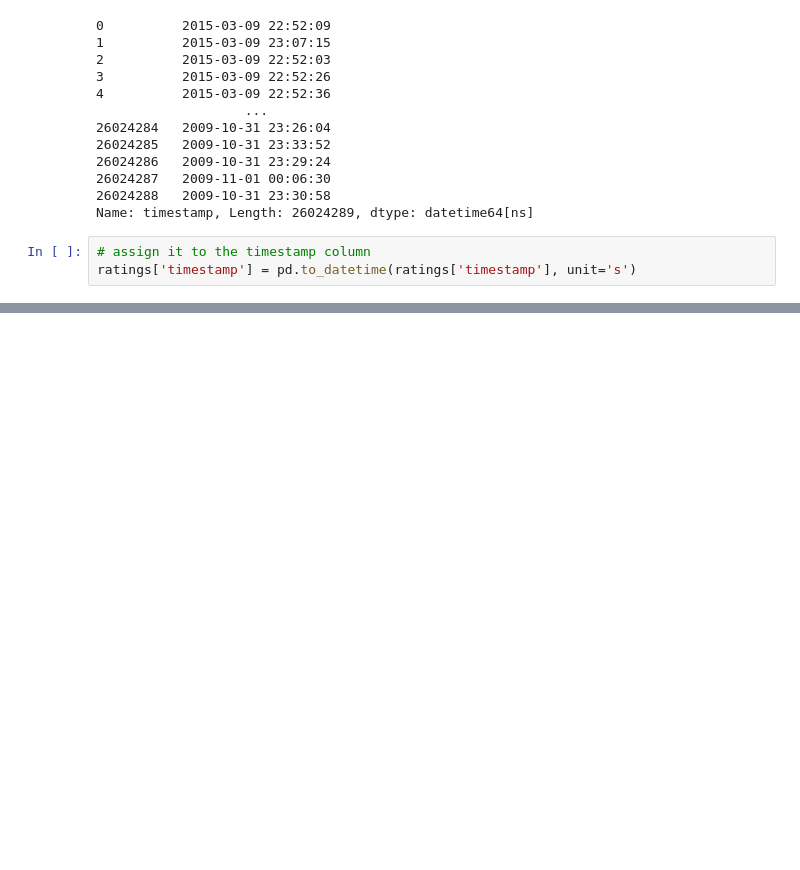
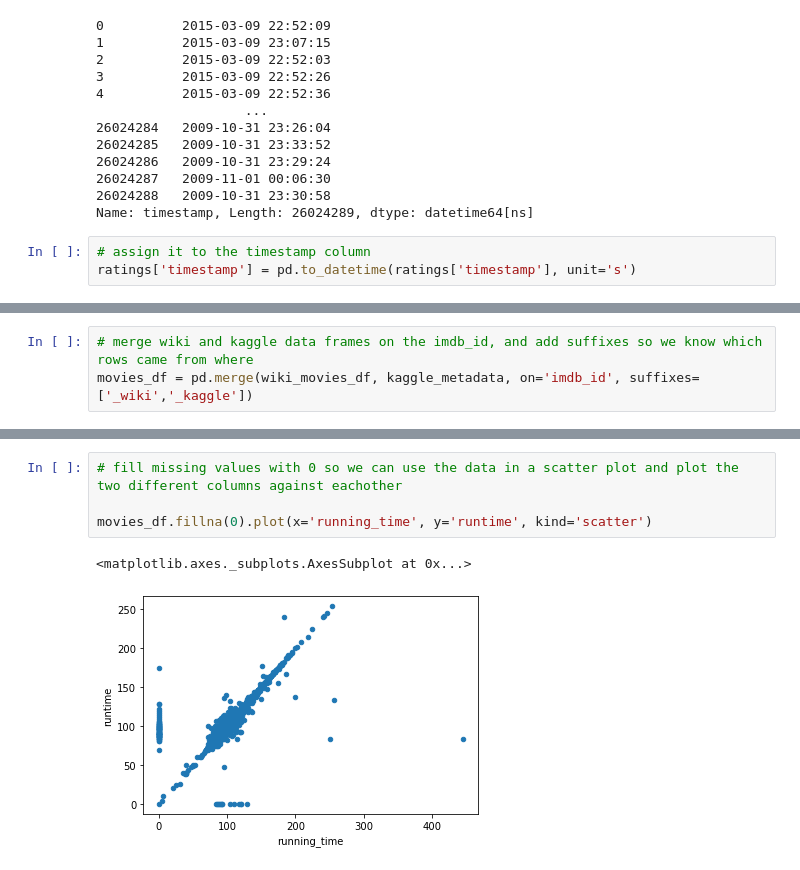
Before and after one commit to tylersojka/Movies-ETL, a Jupyter notebook: wiki_kaggle_extract.ipynb, the cells around one changed output, grey strips where cells are left out. Cells and saved outputs as stored; diff of their text form; blank space fills up the shorter version.

```diff
--- a/wiki_kaggle_extract.ipynb
+++ b/wiki_kaggle_extract.ipynb
@@ -1065,0 +1120,3 @@ Name: rating, dtype: float64
+# %%
+# merge wiki and kaggle data frames on the imdb_id, and add suffixes so we know which rows came from where
+movies_df = pd.merge(wiki_movies_df, kaggle_metadata, on='imdb_id', suffixes=['_wiki','_kaggle'])
@@ -1065,0 +1194,7 @@ Name: rating, dtype: float64
+# %%
+# fill missing values with 0 so we can use the data in a scatter plot and plot the two different columns against eachother
+
+movies_df.fillna(0).plot(x='running_time', y='runtime', kind='scatter')
+# %% [output]
+<matplotlib.axes._subplots.AxesSubplot at 0x...>
+[figure, added]
```
Also changed, not shown: parts of 69 cells of this notebook, 5 other files.
